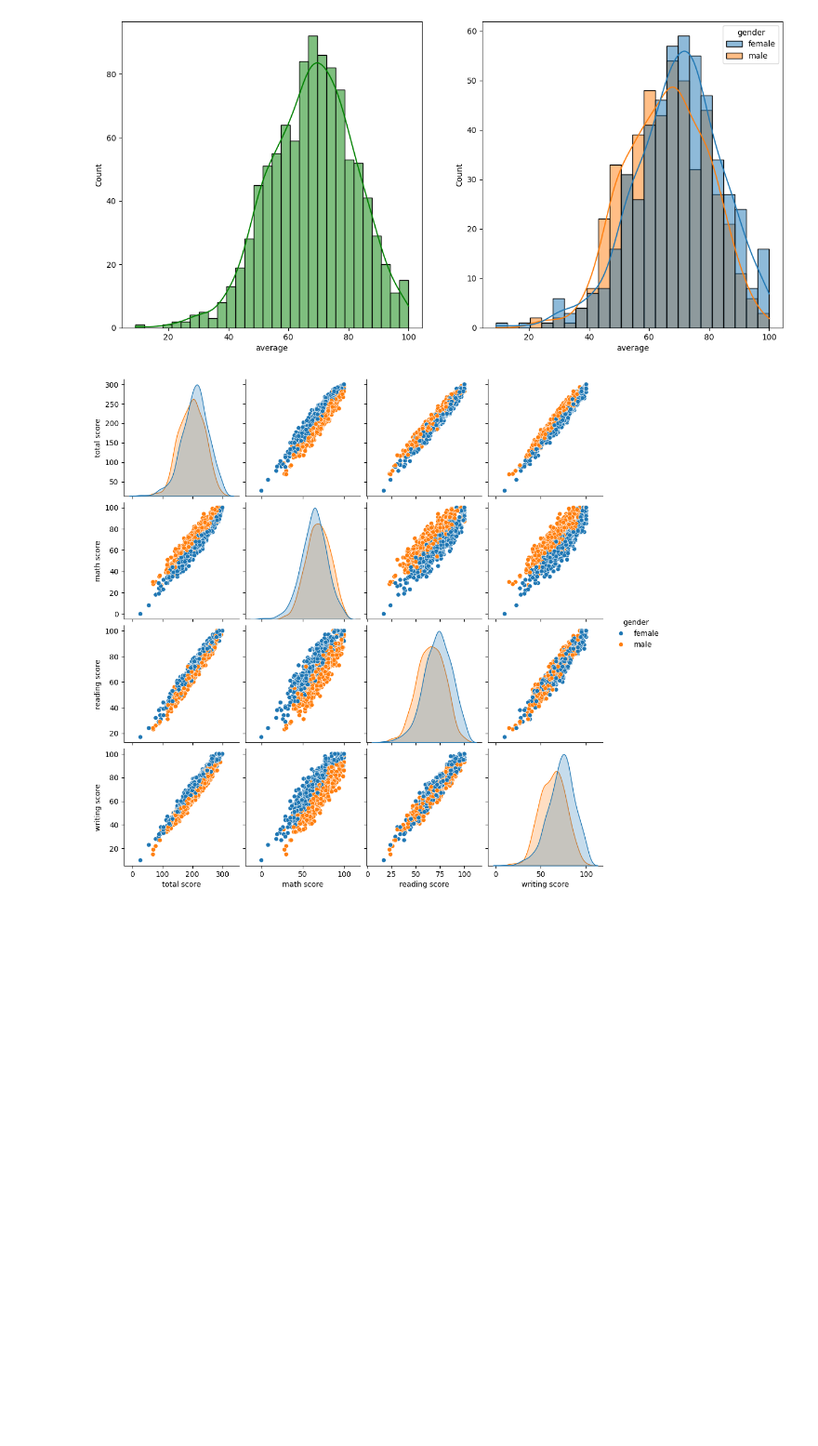
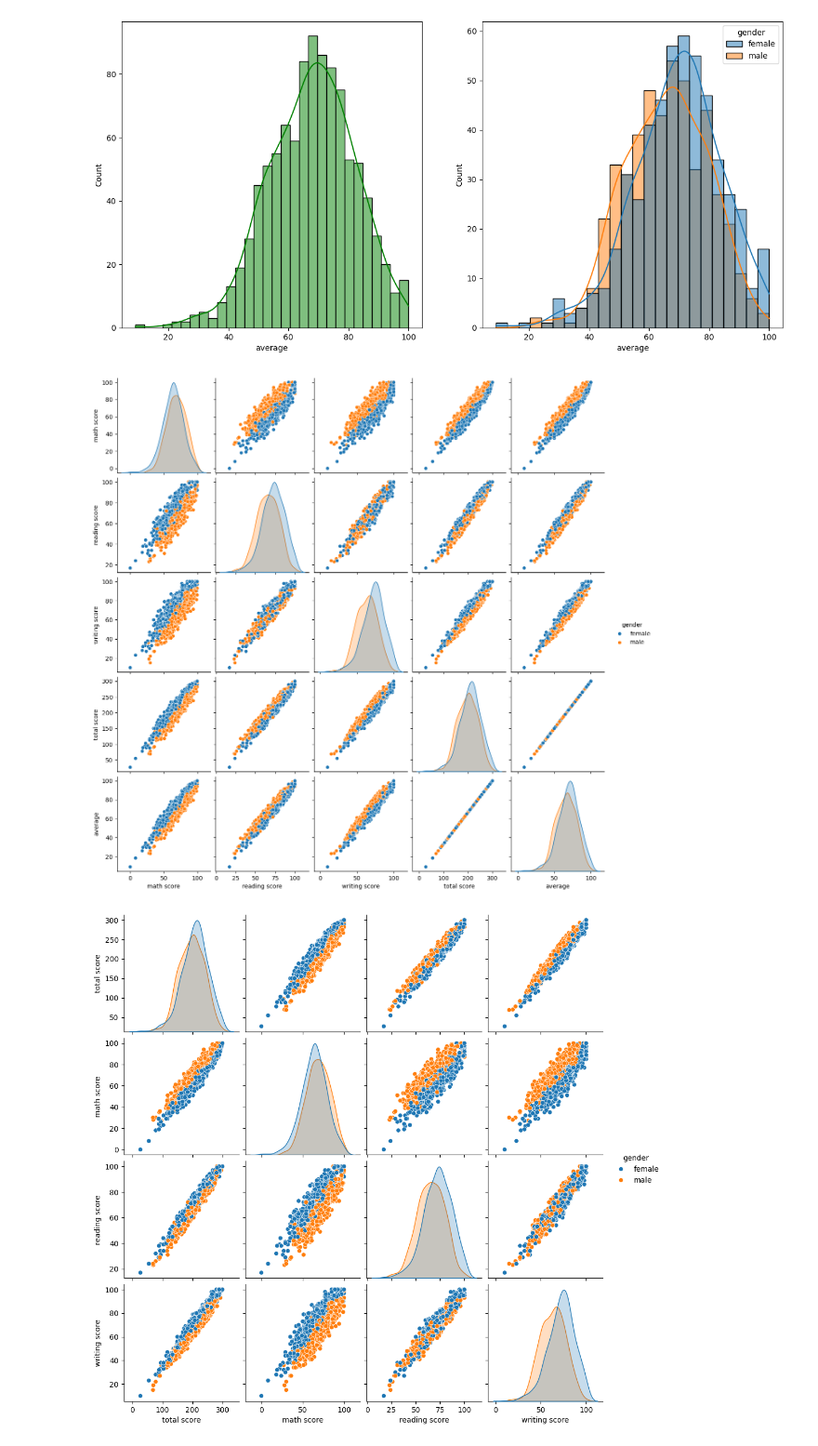
Before and after one commit to VishnuVardhanReddyKothapuli/MachineLearning, a Jupyter notebook: notebook/EDA STUDENTS.IPYNB, the cells around one changed output. Shown at 93% size. Saved outputs shown, nothing was run; the diff lists cells and outputs as text; code cells hidden in the pictures; blank space fills up the shorter version.

```diff
--- a/notebook/EDA STUDENTS.IPYNB
+++ b/notebook/EDA STUDENTS.IPYNB
@@ -194,6 +194,11 @@ sns.histplot(data=df,x = "average",kde=True, hue = "gender")
 plt.show()
 # %% [output]
 [figure]
+# %%
+sns.pairplot(df,hue = 'gender')
+plt.show()
+# %% [output]
+[figure, added]
 # %%
 sns.pairplot(df,vars=["total score", "math score", "reading score", "writing score"],hue="gender")
 plt.show()
```
